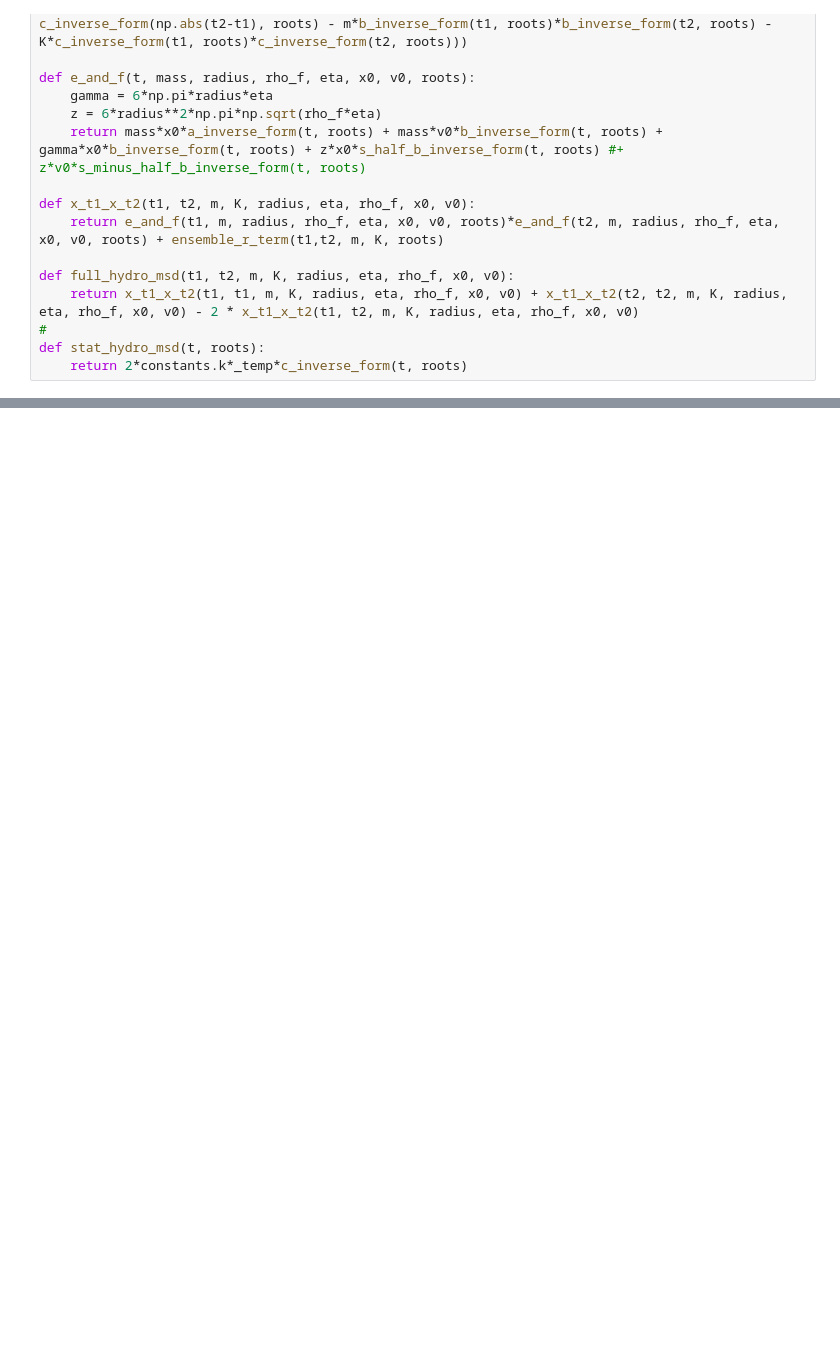
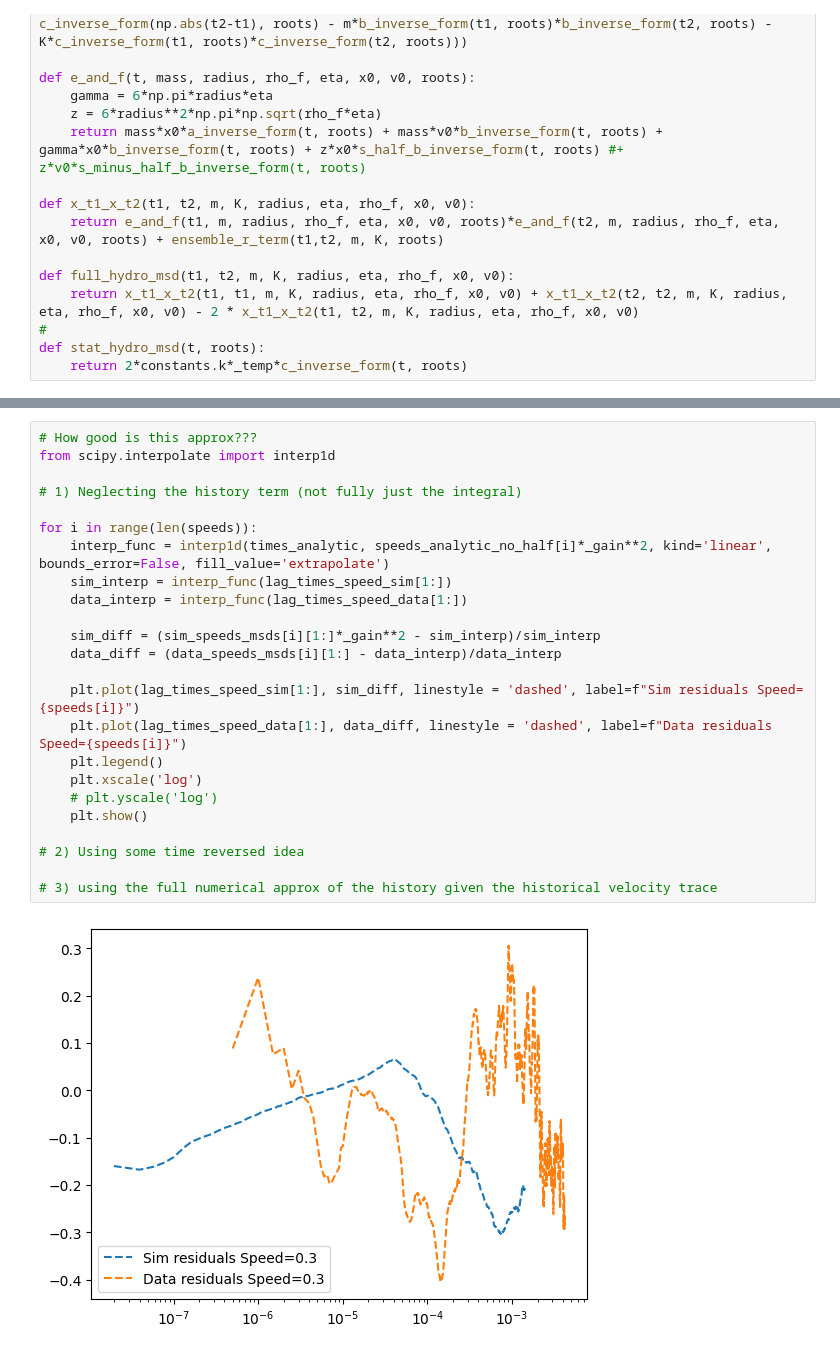
Before and after one commit to mcthumann/Brownian_Data_Analysis, a Jupyter notebook: polished_scripts/Analytical_Simulation_Data_Trio.ipynb, the cells around one changed output, grey strips where cells are left out. Cells and saved outputs as stored; diff of their text form; blank space fills up the shorter version.

```diff
--- a/polished_scripts/Analytical_Simulation_Data_Trio.ipynb
+++ b/polished_scripts/Analytical_Simulation_Data_Trio.ipynb
@@ -626,0 +671,26 @@ tp is 1.9754935012178625e-05
+# %%
+# How good is this approx???
+from scipy.interpolate import interp1d
+
+# 1) Neglecting the history term (not fully just the integral)
+
+for i in range(len(speeds)):
+    interp_func = interp1d(times_analytic, speeds_analytic_no_half[i]*_gain**2, kind='linear', bounds_error=False, fill_value='extrapolate')
+    sim_interp = interp_func(lag_times_speed_sim[1:])
+    data_interp = interp_func(lag_times_speed_data[1:])
+
+    sim_diff = (sim_speeds_msds[i][1:]*_gain**2 - sim_interp)/sim_interp
+    data_diff = (data_speeds_msds[i][1:] - data_interp)/data_interp
+
+    plt.plot(lag_times_speed_sim[1:], sim_diff, linestyle = 'dashed', label=f"Sim residuals Speed={speeds[i]}")
+    plt.plot(lag_times_speed_data[1:], data_diff, linestyle = 'dashed', label=f"Data residuals Speed={speeds[i]}")
+    plt.legend()
+    plt.xscale('log')
+    # plt.yscale('log')
+    plt.show()
+
+# 2) Using some time reversed idea
+
+# 3) using the full numerical approx of the history given the historical velocity trace
+# %% [output]
+[figure, added]
```
Also changed, not shown: parts of 10 cells of this notebook.
